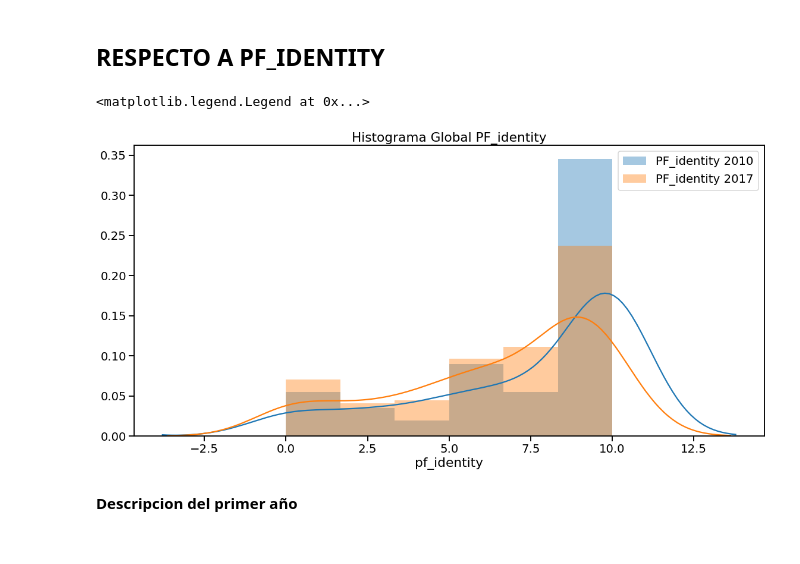
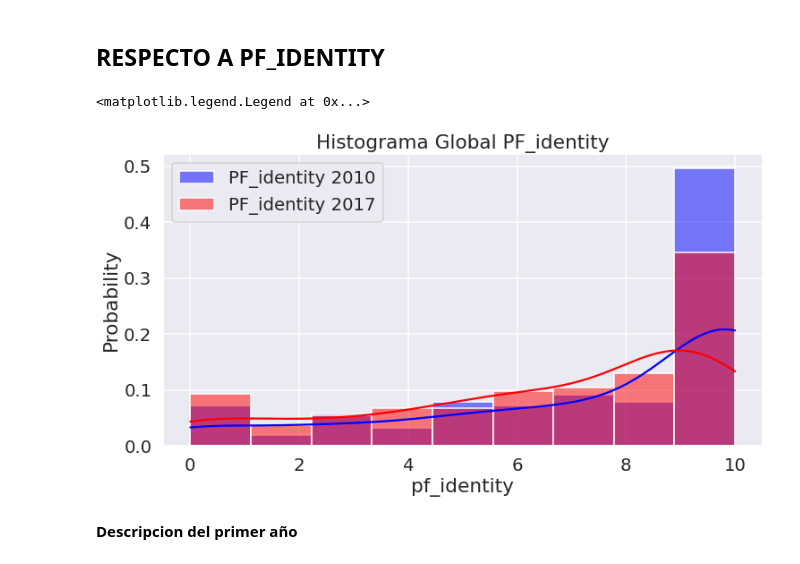
Before and after one commit to ser0090/dipdata, a Jupyter notebook: analisisvis/notebooks/practico.ipynb, the cells around one changed output. Saved outputs shown, nothing was run; the diff lists cells and outputs as text; code cells hidden in the pictures.

```diff
--- a/analisisvis/notebooks/practico.ipynb
+++ b/analisisvis/notebooks/practico.ipynb
@@ -44,7 +41,7 @@ from scipy import stats
 # %% [markdown]
 Si un archivo está disponible en la web, podemos leerlo con pandas utilizando su URL sin necesidad de descargarlo.
 # %%
-dataset = pandas.read_csv(
+dataset = pd.read_csv(
     'https://object.cato.org/sites/cato.org/files/human-freedom-index-files/human-freedom-index-2019.csv')
 dataset.shape
 # %% [output]
@@ -81,9 +78,9 @@ dataset[important_cols]
 # %% [markdown]
 Si analizamos los tipos, vemos que casi todas las columnas se leen como objetos debido a que los valores nulos están marcados con `-`. Los vamos a eliminar y volveremos a convertir las columnas con puntajes a tipo numérico.
 # %%
-dataset = dataset[important_cols].replace('-', numpy.nan)
+dataset = dataset[important_cols].replace('-', np.nan)
 for score_col in score_cols:
-  dataset[score_col] = pandas.to_numeric(dataset[score_col])
+    dataset[score_col] = pd.to_numeric(dataset[score_col])
 dataset
 # %% [output]
 |  | year | ISO_code | countries | region | pf_identity_legal | pf_identity_sex_male | pf_identity_sex_female | ... |
@@ -102,7 +99,8 @@ dataset
 # %% [markdown]
 Ahora que las columnas tienen el tipo correcto, vamos a ver un pantallaso de las variables
 # %%
-seaborn.set_context(context='talk', font_scale=1.2)
+sns.set_context(context='talk', font_scale=1.2)
+sns.set_style("darkgrid")
 # %% [markdown]
 # ¿Qué significa tener un puntaje de 4.5? Hay que poner los puntajes de la región en contexto con los datos del resto del mundo.
 
@@ -179,27 +175,25 @@ En el ultimo año (2017), alrededor del 3% de los países presentaron valores de
 # %% [markdown]
 ##  RESPECTO A PF_IDENTITY
 # %%
-plt.figure(figsize=(19,9))
+plt.figure(figsize=(12, 6))
 plt.title("Histograma Global PF_identity")
 
 min_year = 2010 #min(dataset.year.unique())
-seaborn.distplot(
+sns.histplot(
     dataset[dataset.year==min_year].pf_identity,
-    label="PF_identity {}".format(min_year)
-    )
-
-
+    label="PF_identity {}".format(min_year), kde=True, color='blue',
+    stat='probability'
+)
 max_year = 2017 #max(dataset.year.unique())
-seaborn.distplot(
+sns.histplot(
     dataset[dataset.year==max_year].pf_identity,
-    label="PF_identity {}".format(max_year)
-    )
-
-
+    label="PF_identity {}".format(max_year), kde=True, color='red',
+    stat='probability'
+)
 plt.legend()
 # %% [output]
 <matplotlib.legend.Legend at 0x...>
-[figure, old version]
+[figure, new version]
 # %% [markdown]
 **Descripcion del primer año**
 # %%
```
Also changed, not shown: parts of 17 cells of this notebook.
